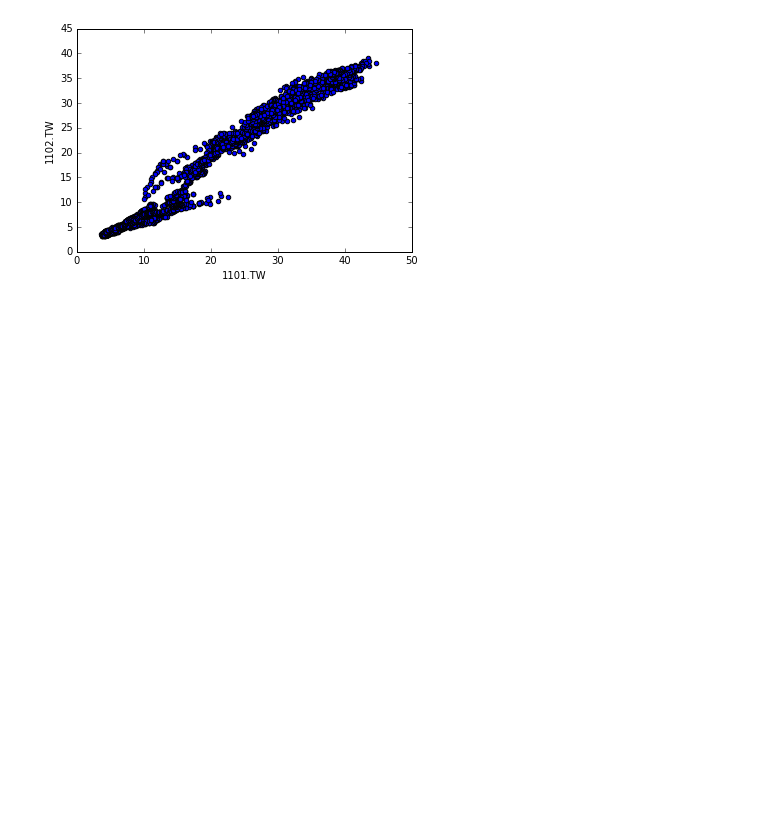
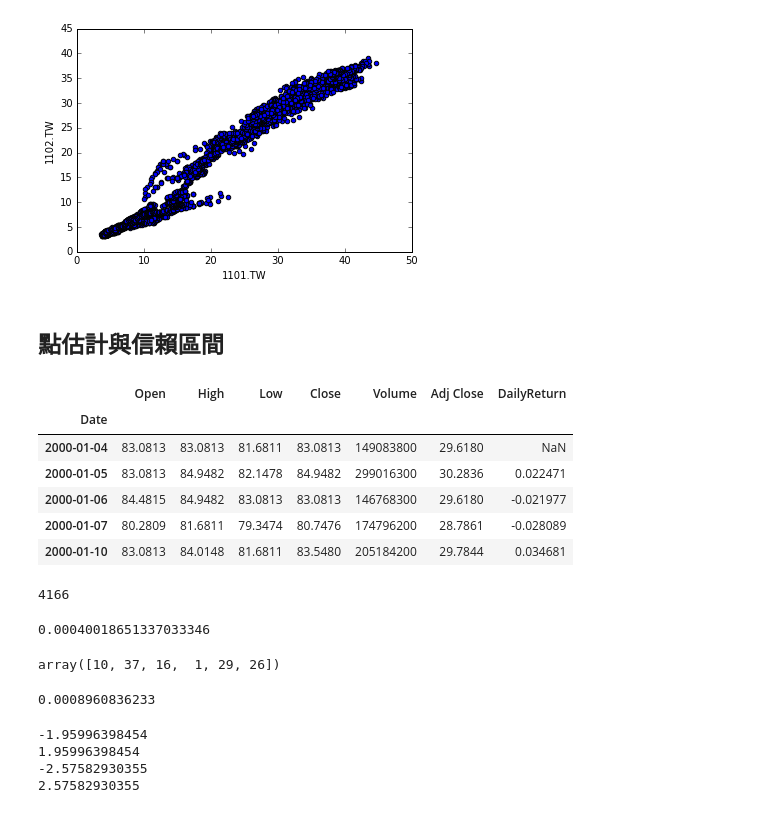
Before and after one commit to ywchiu/pyfintech, a Jupyter notebook: 20160729Demo.ipynb, the cells around one changed output. Drawn from its saved outputs; the diff is of its cells as text; code cells hidden in the pictures; blank space fills up the shorter version.

```diff
--- a/20160729Demo.ipynb
+++ b/20160729Demo.ipynb
@@ -589,3 +589,60 @@ df.plot(kind = 'scatter', x = '1101.TW', y = '1102.TW')
 # %% [output]
 <matplotlib.axes._subplots.AxesSubplot at 0x...>
 [figure]
+# %% [markdown]
+## 點估計與信賴區間
+# %%
+import pandas.io.data as web # as => alias, use "web" to replace pandas.io.data
+df2330 = web.DataReader(name='2330.TW', data_source='yahoo',start='2000-1-1')
+df2330['DailyReturn']  =  df2330['Close'].pct_change(1)
+# %%
+df2330.head()
+# %% [output]
+|  | Open | High | Low | Close | Volume | Adj Close | DailyReturn |
+| Date |  |  |  |  |  |  |  |
+| 2000-01-04 | 83.0813 | 83.0813 | 81.6811 | 83.0813 | 149083800 | 29.6180 | NaN |
+| 2000-01-05 | 83.0813 | 84.9482 | 82.1478 | 84.9482 | 299016300 | 30.2836 | 0.022471 |
+| 2000-01-06 | 84.4815 | 84.9482 | 83.0813 | 83.0813 | 146768300 | 29.6180 | -0.021977 |
+| 2000-01-07 | 80.2809 | 81.6811 | 79.3474 | 80.7476 | 174796200 | 28.7861 | -0.028089 |
+| 2000-01-10 | 83.0813 | 84.0148 | 81.6811 | 83.5480 | 205184200 | 29.7844 | 0.034681 |
+# %%
+df2330['DailyReturn'].count()
+# %% [output]
+4166
+# %%
+df2330['DailyReturn'].mean()
+# %% [output]
+0.00040018651337033346
+# %%
+import numpy as np
+np.random.seed(10) # 產生固定的亂數
+np.random.randint(1, 42, 6)
+# %% [output]
+array([10, 37, 16,  1, 29, 26])
+# %%
+import numpy as np
+np.random.seed(10) # 產生固定的亂數
+sample_size = 1000
+sample = np.random.choice(a= df2330['DailyReturn'].dropna(), size = sample_size)
+sample_mean = sample.mean()
+print sample_mean
+# %% [output]
+0.0008960836233
+# %%
+from scipy import stats
+z_critical = stats.norm.ppf(q = 0.025) # 0.025 ~ 0.975 = 95%
+print z_critical
+z_critical = stats.norm.ppf(q = 0.975) # 0.025 ~ 0.975 = 95%
+print z_critical
+
+
+from scipy import stats
+z_critical = stats.norm.ppf(q = 0.005) # 0.995 ~ 0.005 = 99%
+print z_critical
+z_critical = stats.norm.ppf(q = 0.995) # 0.995 ~ 0.005 = 99%
+print z_critical
+# %% [output]
+-1.95996398454
+1.95996398454
+-2.57582930355
+2.57582930355
```
Also changed, not shown: parts of 6 cells of this notebook.
